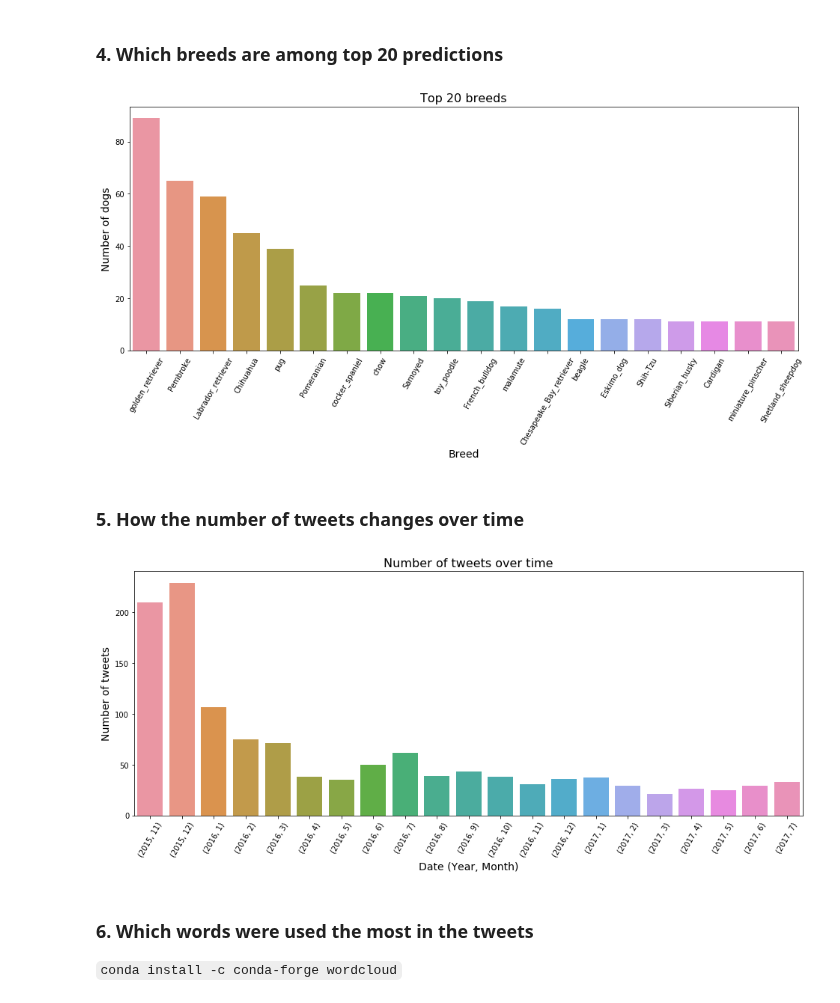
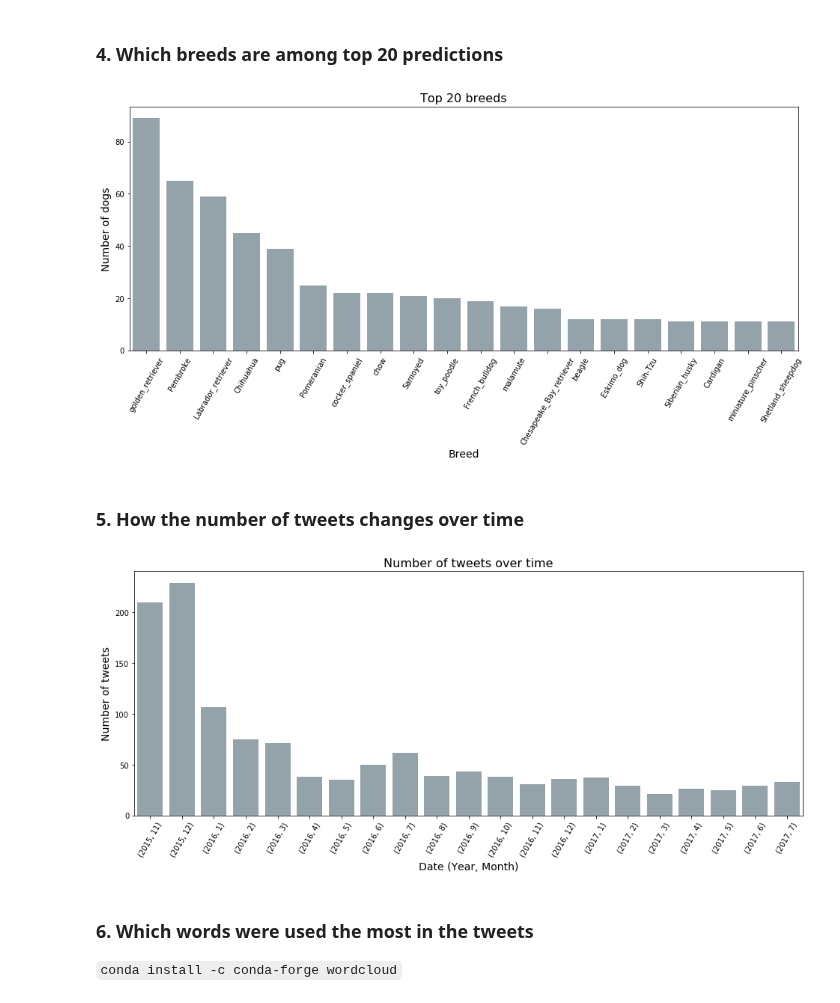
Before and after one commit to hamidkhbl/Twitter_account_data_analysis, a Jupyter notebook: wrangle_act.ipynb, the cells around one changed output. Saved outputs shown, nothing was run; the diff lists cells and outputs as text; code cells hidden in the pictures.

Commit message:
Change color of plots

```diff
--- a/wrangle_act.ipynb
+++ b/wrangle_act.ipynb
@@ -974,13 +974,13 @@ temp = df.query('is_first_prediction_dog == 1').groupby('first_prediction').coun
 # %%
 plt.figure(figsize=(16, 6))
 plt.xticks(rotation=60)
-plot = sns.barplot(temp.index, temp.timestamp);
+plot = sns.barplot(temp.index, temp.timestamp, color='#90A4AE');
 plt.ylabel("Number of dogs",fontsize=14);
 plt.xlabel("Breed",fontsize=14);
 plt.title("Top 20 breeds", fontsize = 16);
 plot.figure.savefig("TopBreed.png")
 # %% [output]
-[figure, old version]
+[figure, new version]
 # %% [markdown]
 ### 5. How the number of tweets changes over time
 # %%
@@ -988,13 +988,13 @@ data = df.groupby([df.timestamp.dt.year ,df.timestamp.dt.month]).count()[['text'
 # %%
 plt.figure(figsize=(16, 6))
 plt.xticks(rotation=60)
-plot = sns.barplot(x=data.index, y='text', data=data);
+plot = sns.barplot(x=data.index, y='text', data=data, color = '#90A4AE');
 plt.ylabel("Number of tweets",fontsize=14);
 plt.xlabel("Date (Year, Month)",fontsize=14);
 plt.title("Number of tweets over time",fontsize = 16);
 plot.figure.savefig("TweetsOverTime.png")
 # %% [output]
-[figure, old version]
+[figure, new version]
 # %% [markdown]
 ### 6. Which words were used the most in the tweets
 `conda install -c conda-forge wordcloud`
```
Also changed, not shown: parts of 2 cells of this notebook, 5 other files.
